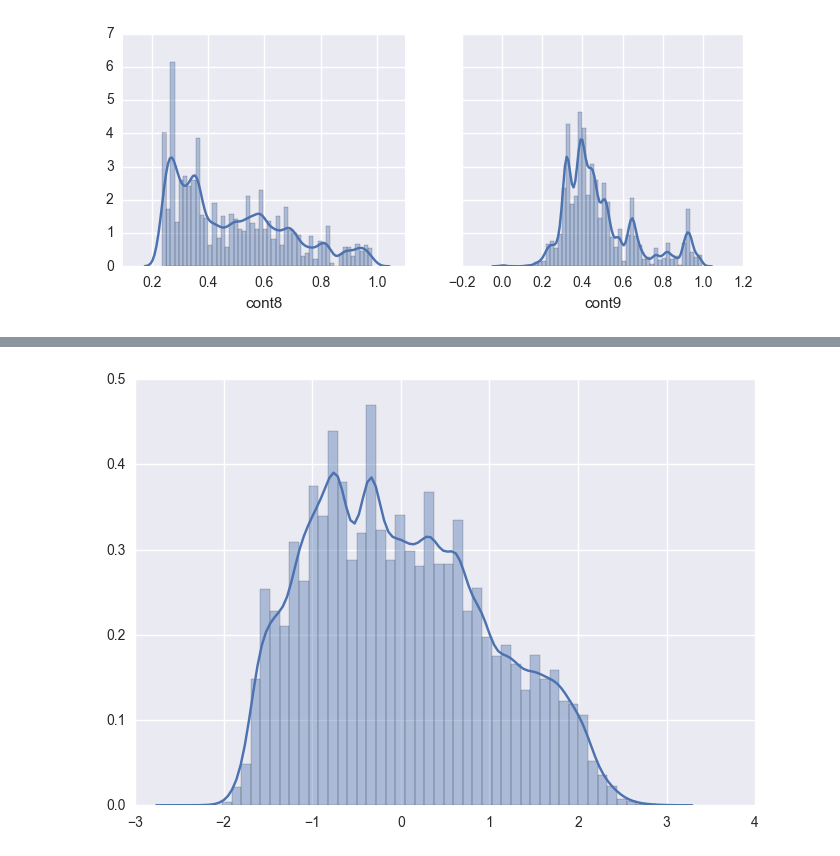
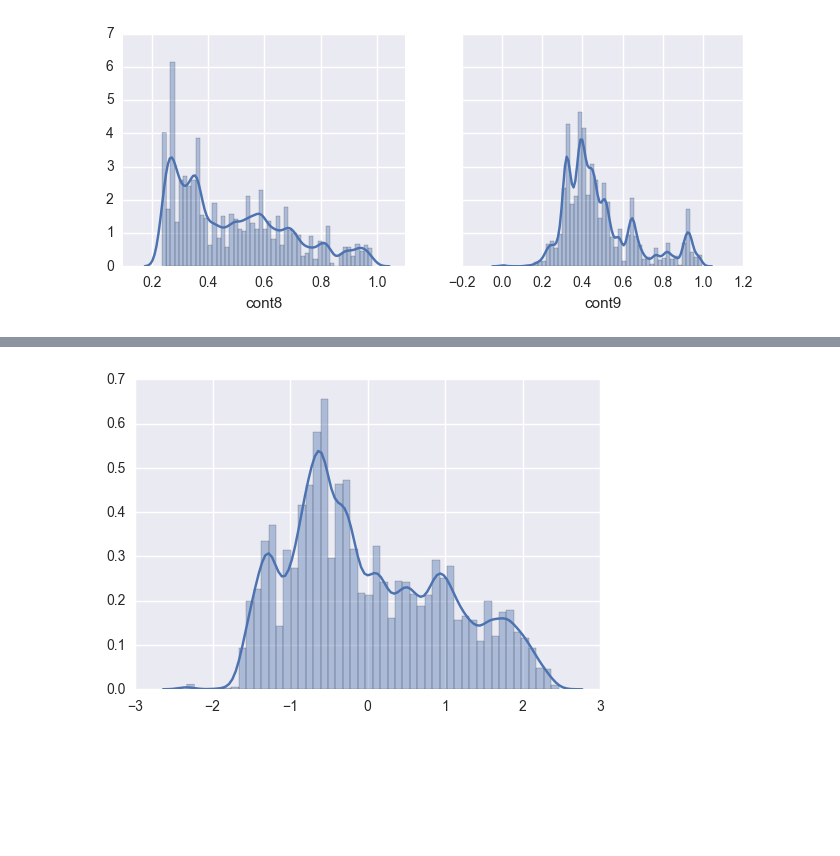
Before and after one commit to phuang7008/kaggle, a Jupyter notebook: allStateClaims/Claim_Exp_Data_Analysis.ipynb, the cells around one changed output, grey strips where cells are left out. Saved outputs shown, nothing was run; the diff lists cells and outputs as text; code cells hidden in the pictures; blank space fills up the shorter version.

```diff
--- a/allStateClaims/Claim_Exp_Data_Analysis.ipynb
+++ b/allStateClaims/Claim_Exp_Data_Analysis.ipynb
@@ -138,8 +185,8 @@ plt.show()
 # %%
-cont3_13 = all_nums['cont8']+all_nums['cont7']+all_nums['cont12']
-cont3_13 = preprocessing.scale(cont3_13)
-sns.distplot(cont3_13)
+cont8 = all_nums['cont6']
+cont8 = preprocessing.scale(cont8)
+sns.distplot(cont8)
 
 plt.show()
 # %% [output]
-[figure, old version]
+[figure, new version]
```
Also changed, not shown: parts of 13 cells of this notebook.
